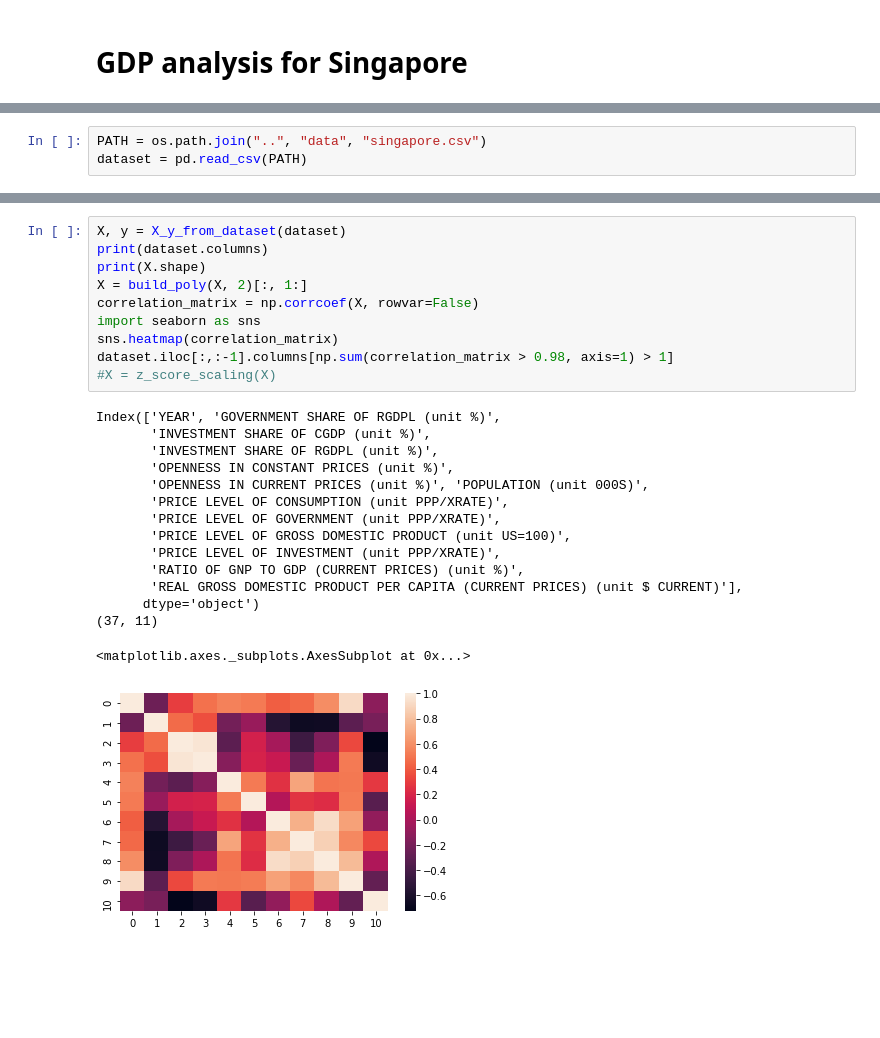
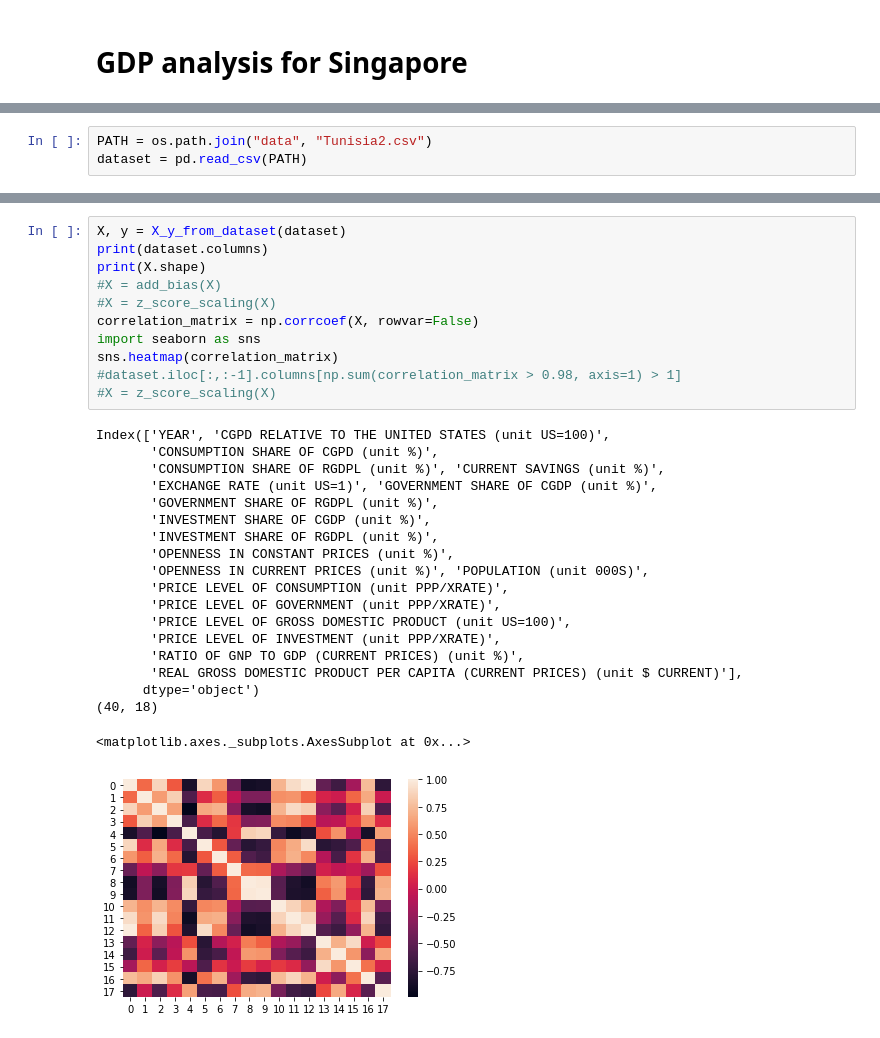
Before and after one commit to NizarGhandri/GDP, a Jupyter notebook: notebooks/singapore_model.ipynb, the cells around one changed output, grey strips where cells are left out. Cells and saved outputs as stored; diff of their text form; blank space fills up the shorter version.

```diff
--- a/notebooks/singapore_model.ipynb
+++ b/notebooks/singapore_model.ipynb
@@ -12,5 +19,5 @@ import matplotlib.pyplot as plt
 # %%
-PATH = os.path.join("..", "data", "singapore.csv")
+PATH = os.path.join("data", "Tunisia2.csv")
 dataset = pd.read_csv(PATH)
 # %%
 dataset
@@ -40,26 +47,31 @@ plt.plot(dataset["YEAR"], dataset["REAL GROSS DOMESTIC PRODUCT PER CAPITA (CURRE
 # %%
 X, y = X_y_from_dataset(dataset)
 print(dataset.columns)
 print(X.shape)
-X = build_poly(X, 2)[:, 1:]
+#X = add_bias(X)
+#X = z_score_scaling(X)
 correlation_matrix = np.corrcoef(X, rowvar=False)
 import seaborn as sns
 sns.heatmap(correlation_matrix)
-dataset.iloc[:,:-1].columns[np.sum(correlation_matrix > 0.98, axis=1) > 1]
+#dataset.iloc[:,:-1].columns[np.sum(correlation_matrix > 0.98, axis=1) > 1]
 #X = z_score_scaling(X)
 # %% [output]
-Index(['YEAR', 'GOVERNMENT SHARE OF RGDPL (unit %)',
+Index(['YEAR', 'CGPD RELATIVE TO THE UNITED STATES (unit US=100)',
+       'CONSUMPTION SHARE OF CGPD (unit %)',
+       'CONSUMPTION SHARE OF RGDPL (unit %)', 'CURRENT SAVINGS (unit %)',
+       'EXCHANGE RATE (unit US=1)', 'GOVERNMENT SHARE OF CGDP (unit %)',
+       'GOVERNMENT SHARE OF RGDPL (unit %)',
        'INVESTMENT SHARE OF CGDP (unit %)',
        'INVESTMENT SHARE OF RGDPL (unit %)',
        'OPENNESS IN CONSTANT PRICES (unit %)',
        'OPENNESS IN CURRENT PRICES (unit %)', 'POPULATION (unit 000S)',
        'PRICE LEVEL OF CONSUMPTION (unit PPP/XRATE)',
        'PRICE LEVEL OF GOVERNMENT (unit PPP/XRATE)',
        'PRICE LEVEL OF GROSS DOMESTIC PRODUCT (unit US=100)',
        'PRICE LEVEL OF INVESTMENT (unit PPP/XRATE)',
        'RATIO OF GNP TO GDP (CURRENT PRICES) (unit %)',
        'REAL GROSS DOMESTIC PRODUCT PER CAPITA (CURRENT PRICES) (unit $ CURRENT)'],
       dtype='object')
-(37, 11)
+(40, 18)
 <matplotlib.axes._subplots.AxesSubplot at 0x...>
-[figure, old version]
+[figure, new version]
```
Also changed, not shown: parts of 19 cells of this notebook, 8 other files.
